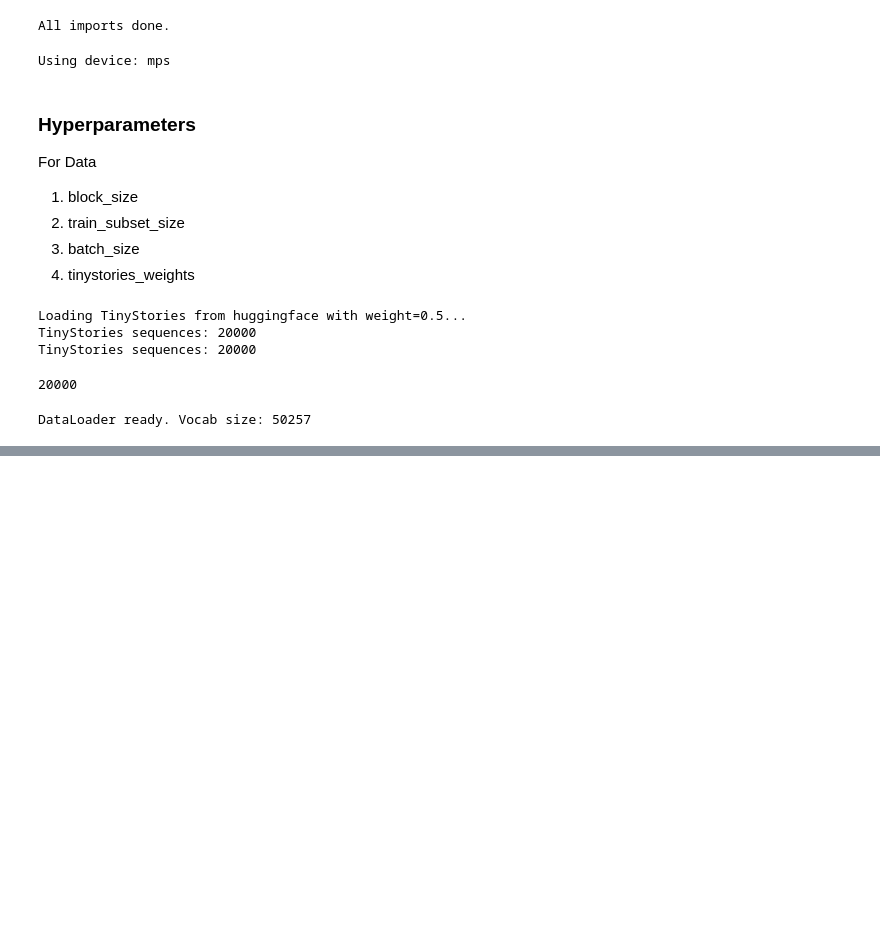
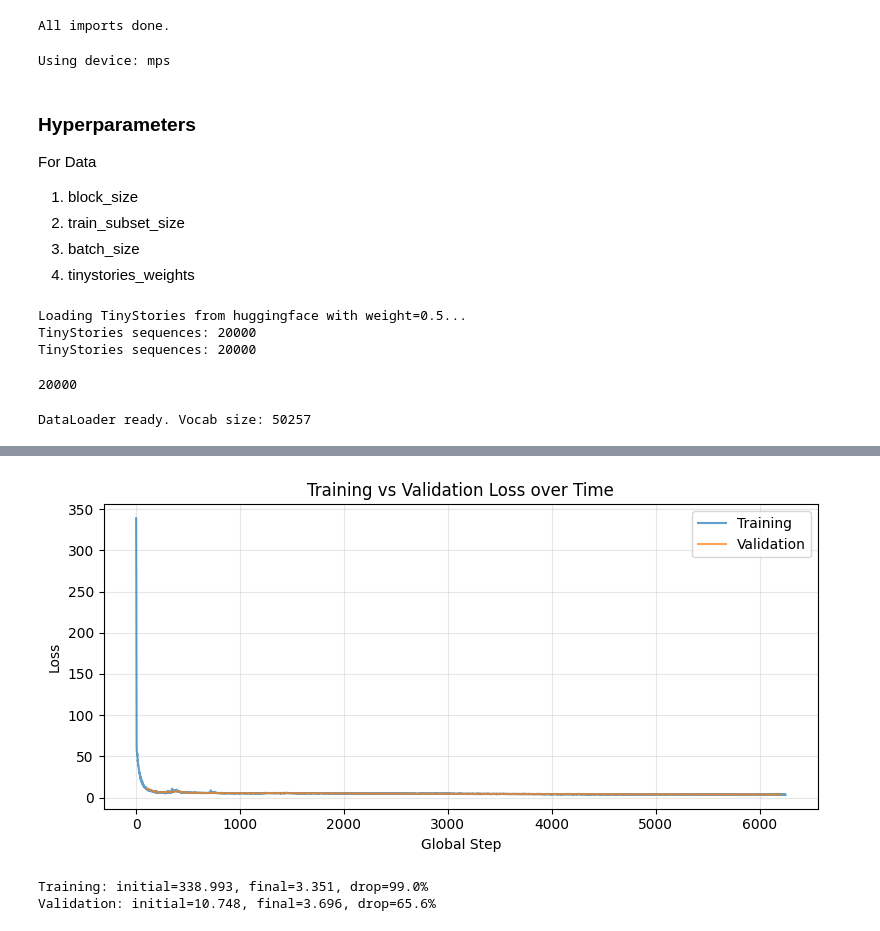
Before and after one commit to prajeshkumarg/pico-llm, a Jupyter notebook: notebooks/demo-steps/transformer.ipynb, the cells around one changed output, grey strips where cells are left out. Cells and saved outputs as stored; diff of their text form; code cells hidden in the pictures; blank space fills up the shorter version.

```diff
--- a/notebooks/demo-steps/transformer.ipynb
+++ b/notebooks/demo-steps/transformer.ipynb
@@ -36,13 +36,13 @@ batch_size = 16
 tinystories_weight = 0.5  # Proportion of TinyStories in mixed dataset (0.0 to skip)
 
 # Training parameters
-epochs = 3
+epochs = 5
 learning_rate = 1e-3
 log_steps = 100
 sample_interval = 30  # seconds between text samples during training
 max_steps_per_epoch = None  # Set to an int for quick tests
 
-transformer_d_model = 256
+transformer_d_model = 512
 transformer_n_heads = 4
 transformer_n_blocks = 2
 transformer_max_seq_len = block_size
@@ -696,0 +746,23 @@ KeyboardInterrupt:
+# %%
+# Load metadata first to reconstruct the architecture
+metadata_path = os.path.join(save_dir, "transformer_model_meta.json")
+with open(metadata_path, 'r') as f:
+    meta = json.load(f)
+
+# Reconstruct the model with the same architecture
+loaded_model = TransformerModel(
+    vocab_size=meta["vocab_size"],
+    d_model=meta["d_model"],
+    n_heads=meta["n_heads"],
+    n_blocks=meta["n_blocks"],
+    max_seq_len=meta["max_seq_len"],
+    mlp_ratio=meta["mlp_ratio"]
+).to(device)
+
+# Load the trained weights
+model_path = os.path.join(save_dir, "transformer_model.pt")
+loaded_model.load_state_dict(torch.load(model_path, map_location=device))
+loaded_model.eval()  # Set to evaluation mode
+
+print(f"✓ Model loaded from: {model_path}")
+print(f"Model has {sum(p.numel() for p in loaded_model.parameters()):,} parameters")
@@ -746,32 +852,36 @@ else:
     print(f"No training log found at: {train_log_path}. Set log_csv_path in train_one_model to save losses.")
 
 if os.path.exists(val_log_path):
     # Load validation CSV with same schema
     val_data = np.genfromtxt(val_log_path, delimiter=",", skip_header=1)
     val_global_steps = val_data[:, 4]
     val_losses = val_data[:, 5]
 else:
     val_global_steps, val_losses = None, None
     print(f"No validation log found at: {val_log_path}. Run the validation cell to create it.")
 
 if train_global_steps is not None or val_global_steps is not None:
     plt.figure(figsize=(8, 4))
 
     if train_global_steps is not None:
-        plt.plot(train_global_steps, train_losses, label="Training", alpha=0.7)
+        plt.plot(train_global_steps, train_losses, label="Training", alpha=0.7, linewidth=1.5)
 
     if val_global_steps is not None:
-        plt.plot(val_global_steps, val_losses, label="Validation", alpha=0.7)
+        plt.plot(val_global_steps, val_losses, label="Validation", alpha=0.7, linewidth=1.5)
 
     plt.xlabel("Global Step")
     plt.ylabel("Loss")
     plt.title("Training vs Validation Loss over Time")
     plt.grid(alpha=0.3)
     plt.legend()
     plt.tight_layout()
     plt.show()
 
     if train_losses is not None:
         print(f"Training: initial={train_losses[0]:.3f}, final={train_losses[-1]:.3f}, drop={(train_losses[0]-train_losses[-1])/train_losses[0]*100:.1f}%")
     if val_losses is not None:
         print(f"Validation: initial={val_losses[0]:.3f}, final={val_losses[-1]:.3f}, drop={(val_losses[0]-val_losses[-1])/val_losses[0]*100:.1f}%")
+# %% [output]
+[figure, added]
+Training: initial=338.993, final=3.351, drop=99.0%
+Validation: initial=10.748, final=3.696, drop=65.6%
```
Also changed, not shown: parts of 11 cells of this notebook, 6 other files.
